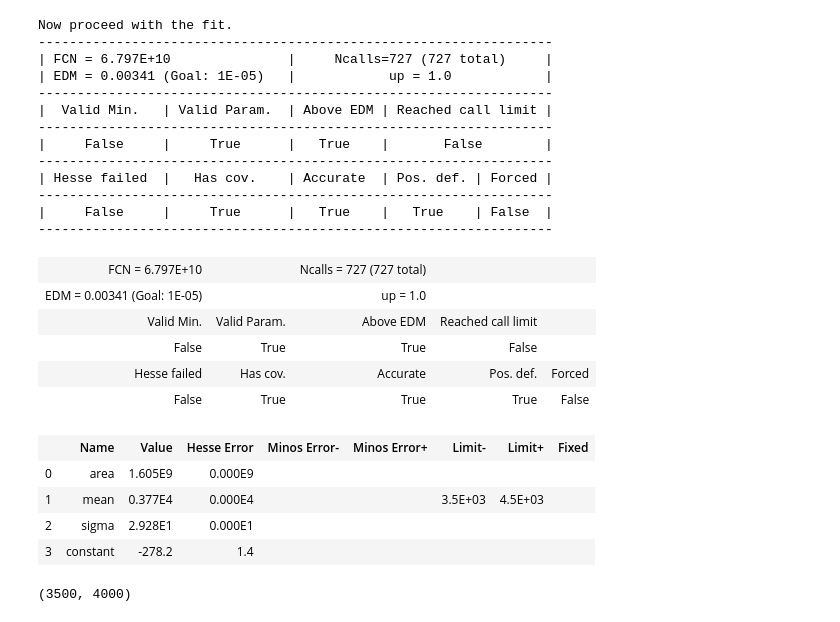
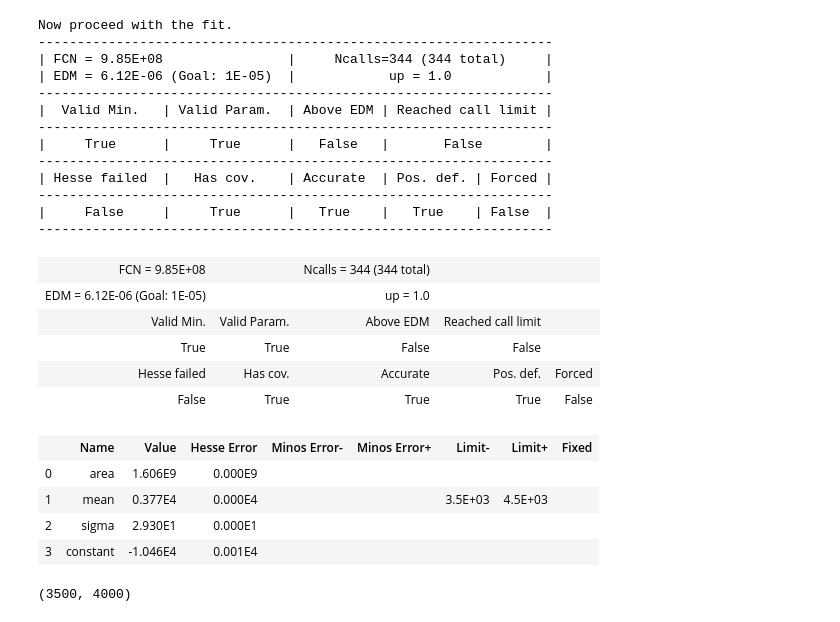
Before and after one commit to stanfordbeads/New_trap_code, a Jupyter notebook: Scripts/Example_iminuit_fitting.ipynb, the cells around one changed output. Saved outputs shown, nothing was run; the diff lists cells and outputs as text; code cells hidden in the pictures.

```diff
--- a/Scripts/Example_iminuit_fitting.ipynb
+++ b/Scripts/Example_iminuit_fitting.ipynb
@@ -49,44 +51,44 @@ data_y_error = np.sqrt(np.abs(check))
 # %%
 m=Minuit(chisquare_1d,
-         area = 410e7,
-         #limit_area=(0+0.001,60*24),
-         #fix_area = "True",
+         area = 410e7, # set start parameter
+         #limit_area= (limit_lower,limit_upper) # if you want to limit things
+         #fix_area = "True", # you can also fix it
          mean = 3650,
          #fix_mean = "True",
          limit_mean = (3500,4500),
          sigma = 150,
-         #limit_R2 = (0.08,0.50),
          constant = 0,
-         fix_constant=0,
+         #fix_constant=0,
          errordef = 1,
          print_level=1)
 print('Now proceed with the fit.')
-m.migrad(ncall=50000)
+m.migrad(ncall=500000)
+#m.minos(), if you need fancy mapping
 # %% [output]
 Now proceed with the fit.
 ------------------------------------------------------------------
-| FCN = 6.797E+10               |     Ncalls=727 (727 total)     |
-| EDM = 0.00341 (Goal: 1E-05)   |            up = 1.0            |
+| FCN = 9.85E+08                |     Ncalls=344 (344 total)     |
+| EDM = 6.12E-06 (Goal: 1E-05)  |            up = 1.0            |
 ------------------------------------------------------------------
 |  Valid Min.   | Valid Param.  | Above EDM | Reached call limit |
 ------------------------------------------------------------------
-|     False     |     True      |   True    |       False        |
+|     True      |     True      |   False   |       False        |
 ------------------------------------------------------------------
 | Hesse failed  |   Has cov.    | Accurate  | Pos. def. | Forced |
 ------------------------------------------------------------------
 |     False     |     True      |   True    |   True    | False  |
 ------------------------------------------------------------------
-| FCN = 6.797E+10 |  | Ncalls = 727 (727 total) |  |  |
-| EDM = 0.00341 (Goal: 1E-05) |  | up = 1.0 |  |  |
+| FCN = 9.85E+08 |  | Ncalls = 344 (344 total) |  |  |
+| EDM = 6.12E-06 (Goal: 1E-05) |  | up = 1.0 |  |  |
 | Valid Min. | Valid Param. | Above EDM | Reached call limit |  |
-| False | True | True | False |  |
+| True | True | False | False |  |
 | Hesse failed | Has cov. | Accurate | Pos. def. | Forced |
 | False | True | True | True | False |
 |  | Name | Value | Hesse Error | Minos Error- | Minos Error+ | Limit- | Limit+ | Fixed |
-| 0 | area | 1.605E9 | 0.000E9 |  |  |  |  |  |
+| 0 | area | 1.606E9 | 0.000E9 |  |  |  |  |  |
 | 1 | mean | 0.377E4 | 0.000E4 |  |  | 3.5E+03 | 4.5E+03 |  |
-| 2 | sigma | 2.928E1 | 0.000E1 |  |  |  |  |  |
-| 3 | constant | -278.2 | 1.4 |  |  |  |  |  |
+| 2 | sigma | 2.930E1 | 0.000E1 |  |  |  |  |  |
+| 3 | constant | -1.046E4 | 0.001E4 |  |  |  |  |  |
 # %%
 plt.plot(time_sub,subset)
 plt.plot(time_sub,gaussian(time_sub,m.values["area"],m.values["mean"],m.values["sigma"],m.values["constant"]))
```
Also changed, not shown: parts of 9 cells of this notebook, 8 other files.
